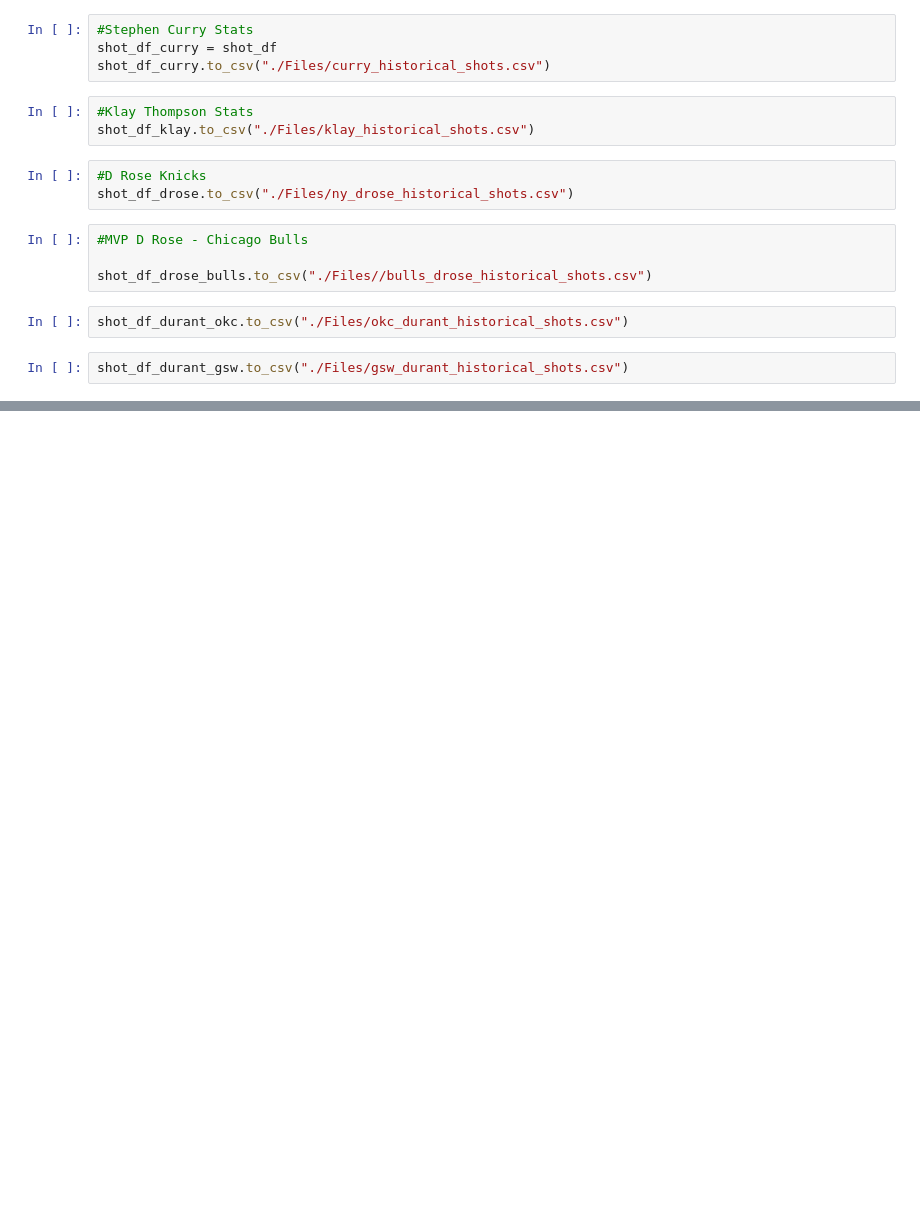
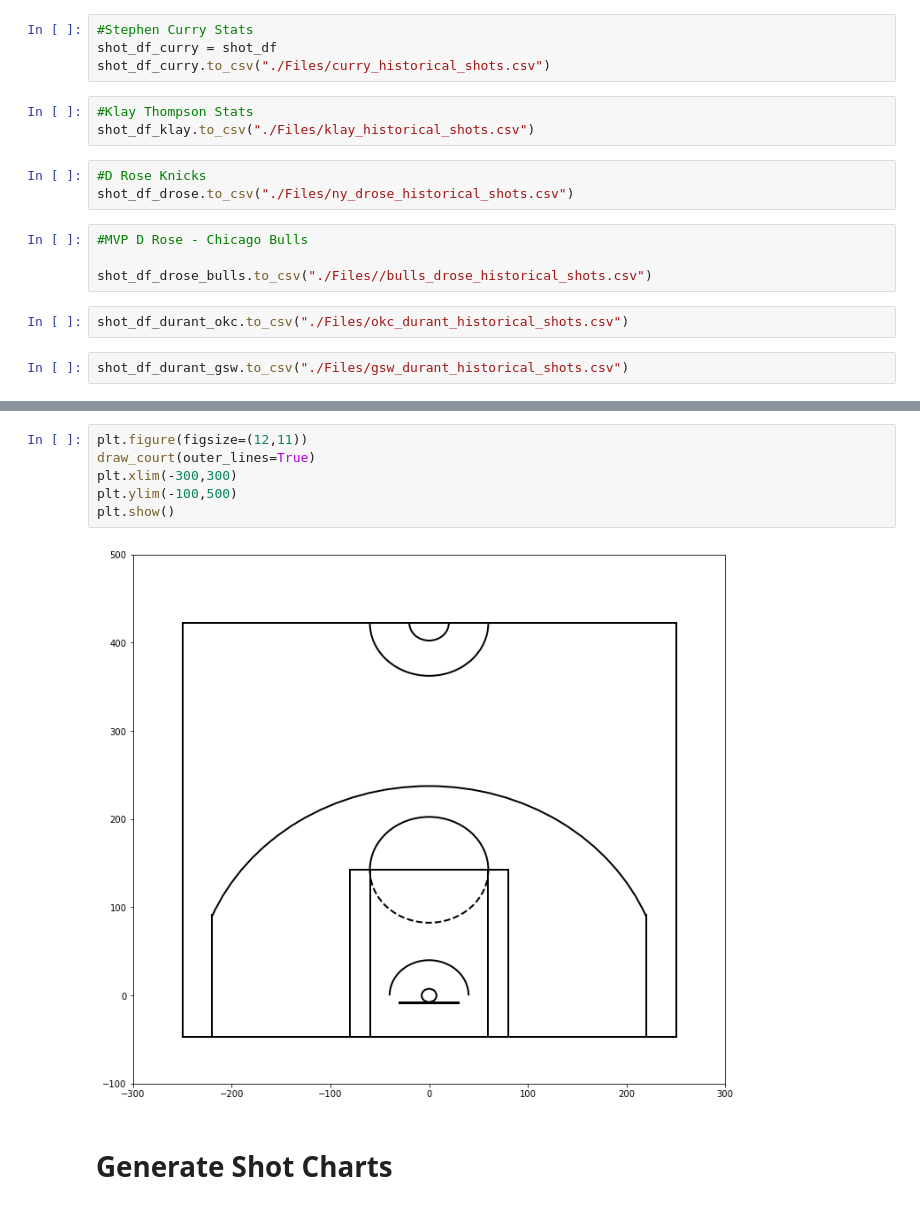
Before and after one commit to aclao89/NBA_ShotChart, a Jupyter notebook: Shot Chart Creation.ipynb, the cells around one changed output, grey strips where cells are left out. Drawn from its saved outputs; the diff is of its cells as text; blank space fills up the shorter version.

Commit message:
Draw NBA Basketball Court with Matplotlib

```diff
--- a/Shot Chart Creation.ipynb
+++ b/Shot Chart Creation.ipynb
@@ -208,0 +302,10 @@ shot_df_durant_gsw.to_csv("./Files/gsw_durant_historical_shots.csv")
+# %%
+plt.figure(figsize=(12,11))
+draw_court(outer_lines=True)
+plt.xlim(-300,300)
+plt.ylim(-100,500)
+plt.show()
+# %% [output]
+[figure, added]
+# %% [markdown]
+# Generate Shot Charts
```
Also changed, not shown: parts of 11 cells of this notebook, 3 other files.
